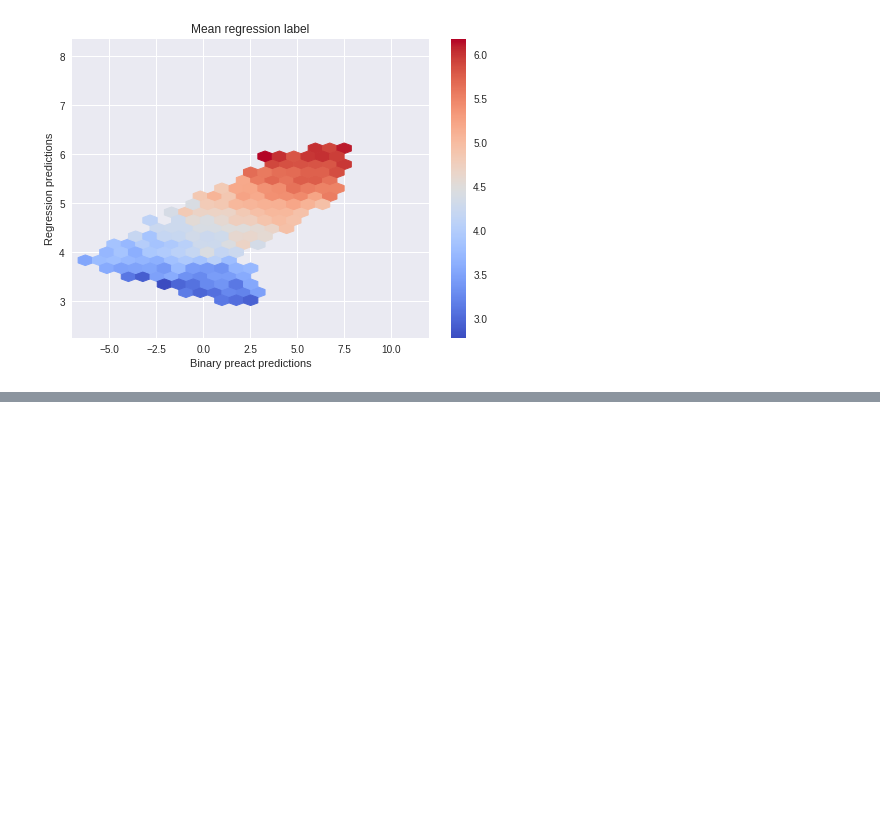
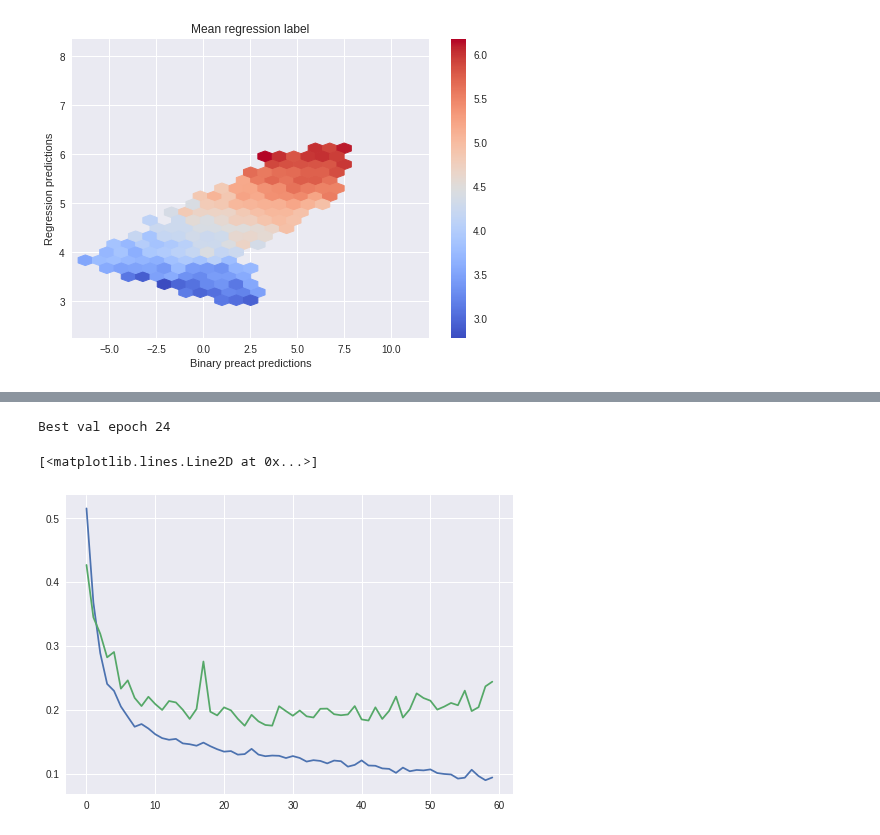
Before and after one commit to AvantiShri/colab_notebooks, a Jupyter notebook: Combined_Regression_Classification_CTCF.ipynb, the cells around one changed output, grey strips where cells are left out. Saved outputs shown, nothing was run; the diff lists cells and outputs as text; code cells hidden in the pictures; blank space fills up the shorter version.

Commit message:
A hybrid bnc model that behaves somewhat reasonable; produced hybridbnc_model_2018Nov29_1020pm

```diff
--- a/Combined_Regression_Classification_CTCF.ipynb
+++ b/Combined_Regression_Classification_CTCF.ipynb
@@ -672,7 +672,7 @@ def hybrid_loss(y_true,y_pred):
                                       regression_y_true)*regression_weight,
                              axis=-1)/K.sum(regression_y_true)
 
-    return regression_loss#binary_task_crossentropy_loss #+ regression_loss
+    return binary_task_crossentropy_loss + regression_loss
 
 def train_hybridbnc_model(
     num_outputs,
@@ -733,14 +733,14 @@ def train_hybridbnc_model(
                #Need to have two separate generators for the callback and
                # for the main training method to keep keras happy
 
-               #BinaryClassificationCallback(
-               #    valid_data_generator=get_two_stream_data_generator(
-               #       positives_bed_source=positives_valid_bed_source,
-               #       negatives_bed_source=negatives_valid_bed_source,
-               #       negatives_to_positives_ratio=negatives_to_positives_ratio,
-               #       batch_size=batch_size).get_batch_generator(),
-               #    validation_steps=validation_steps,
-               #    idx_to_look_at=0),
+               BinaryClassificationCallback(
+                   valid_data_generator=get_two_stream_data_generator(
+                      positives_bed_source=positives_valid_bed_source,
+                      negatives_bed_source=negatives_valid_bed_source,
+                      negatives_to_positives_ratio=negatives_to_positives_ratio,
+                      batch_size=batch_size).get_batch_generator(),
+                   validation_steps=validation_steps,
+                   idx_to_look_at=0),
               SpearmanCorrCallback(
                    valid_data_generator=get_two_stream_data_generator(
                       positives_bed_source=positives_valid_bed_source,
@@ -788,0 +799,10 @@ KeyboardInterrupt: ignored
+# %%
+print("Best val epoch",np.argmin(hybridbnc_fit_history.history['val_loss'])+1)
+plt.plot(list(range(len(hybridbnc_fit_history.history['loss']))),
+         hybridbnc_fit_history.history['loss'])
+plt.plot(list(range(len(hybridbnc_fit_history.history['val_loss']))),
+         hybridbnc_fit_history.history['val_loss'])
+# %% [output]
+Best val epoch 24
+[<matplotlib.lines.Line2D at 0x...>]
+[figure, added]
```
Also changed, not shown: parts of 2 cells of this notebook.
